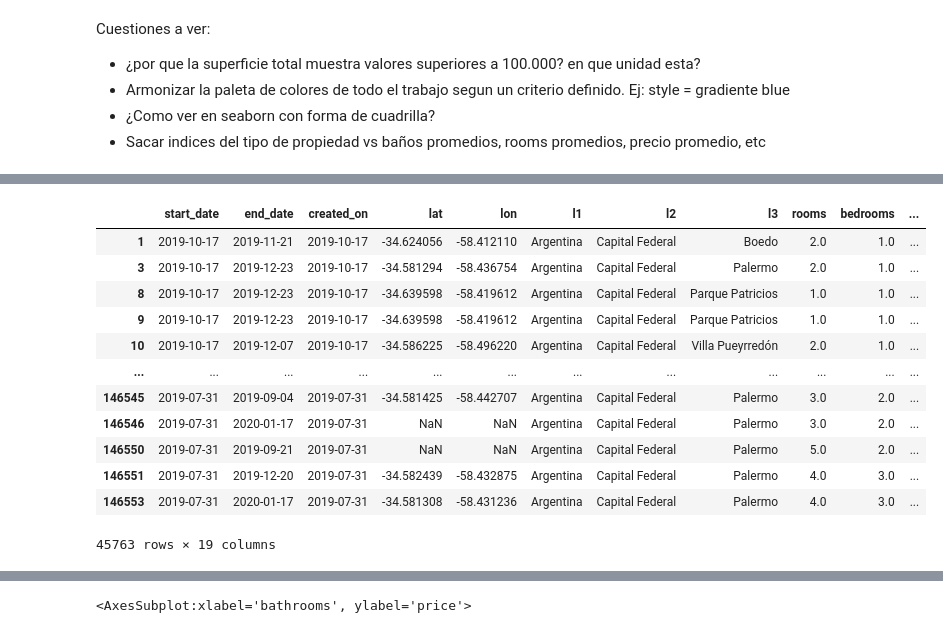
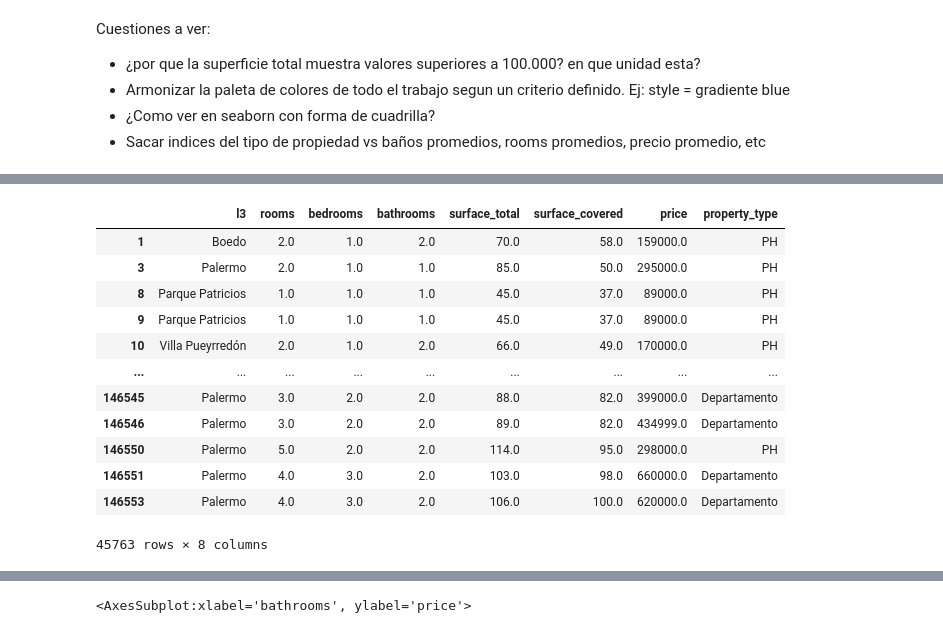
Before and after one commit to ldotto46/01.Proj_Real-State, a Jupyter notebook: Properati_analisys.ipynb, the cells around one changed output, grey strips where cells are left out. Drawn from its saved outputs; the diff is of its cells as text; code cells hidden in the pictures.

```diff
--- a/Properati_analisys.ipynb
+++ b/Properati_analisys.ipynb
@@ -340,18 +344,20 @@ dfilt = pd.read_csv("DS_Proyecto_01_Datos_Properati.csv",sep=',')
 # %%
+dfilt = pd.read_csv("DS_Proyecto_01_Datos_Properati.csv",sep=',')
 dfi = dfilt.loc[dfilt["property_type"].isin(["Casa", "PH", "Departamento"])&(dfilt["l2"].isin(["Capital Federal"]))&(dfilt["surface_total"]>15)&(dfilt["surface_total"]<140)&(dfilt["price"]<4000000)&(dfilt["rooms"]>=0)&(dfilt["bedrooms"]>=0)&(dfilt["bathrooms"]>=0)&(dfilt["surface_total"]>dfilt["surface_covered"])]
 #dfil = dfi.iloc[[0,1,2,3,4,5],[8,9,10,11,12,13]]
-dfi
+dfil = dfi.drop(columns=['start_date','end_date','created_on','lon','lat','l1','l2','currency','title','description','operation_type'])
+dfil
 # %% [output]
-|  | start_date | end_date | created_on | lat | lon | l1 | l2 | l3 | rooms | bedrooms | ... |
-| 1 | 2019-10-17 | 2019-11-21 | 2019-10-17 | -34.624056 | -58.412110 | Argentina | Capital Federal | Boedo | 2.0 | 1.0 | ... |
-| 3 | 2019-10-17 | 2019-12-23 | 2019-10-17 | -34.581294 | -58.436754 | Argentina | Capital Federal | Palermo | 2.0 | 1.0 | ... |
-| 8 | 2019-10-17 | 2019-12-23 | 2019-10-17 | -34.639598 | -58.419612 | Argentina | Capital Federal | Parque Patricios | 1.0 | 1.0 | ... |
-| 9 | 2019-10-17 | 2019-12-23 | 2019-10-17 | -34.639598 | -58.419612 | Argentina | Capital Federal | Parque Patricios | 1.0 | 1.0 | ... |
-| 10 | 2019-10-17 | 2019-12-07 | 2019-10-17 | -34.586225 | -58.496220 | Argentina | Capital Federal | Villa Pueyrredón | 2.0 | 1.0 | ... |
-| ... | ... | ... | ... | ... | ... | ... | ... | ... | ... | ... | ... |
-| 146545 | 2019-07-31 | 2019-09-04 | 2019-07-31 | -34.581425 | -58.442707 | Argentina | Capital Federal | Palermo | 3.0 | 2.0 | ... |
-| 146546 | 2019-07-31 | 2020-01-17 | 2019-07-31 | NaN | NaN | Argentina | Capital Federal | Palermo | 3.0 | 2.0 | ... |
-| 146550 | 2019-07-31 | 2019-09-21 | 2019-07-31 | NaN | NaN | Argentina | Capital Federal | Palermo | 5.0 | 2.0 | ... |
-| 146551 | 2019-07-31 | 2019-12-20 | 2019-07-31 | -34.582439 | -58.432875 | Argentina | Capital Federal | Palermo | 4.0 | 3.0 | ... |
-| 146553 | 2019-07-31 | 2020-01-17 | 2019-07-31 | -34.581308 | -58.431236 | Argentina | Capital Federal | Palermo | 4.0 | 3.0 | ... |
+|  | l3 | rooms | bedrooms | bathrooms | surface_total | surface_covered | price | property_type |
+| 1 | Boedo | 2.0 | 1.0 | 2.0 | 70.0 | 58.0 | 159000.0 | PH |
+| 3 | Palermo | 2.0 | 1.0 | 1.0 | 85.0 | 50.0 | 295000.0 | PH |
+| 8 | Parque Patricios | 1.0 | 1.0 | 1.0 | 45.0 | 37.0 | 89000.0 | PH |
+| 9 | Parque Patricios | 1.0 | 1.0 | 1.0 | 45.0 | 37.0 | 89000.0 | PH |
+| 10 | Villa Pueyrredón | 2.0 | 1.0 | 2.0 | 66.0 | 49.0 | 170000.0 | PH |
+| ... | ... | ... | ... | ... | ... | ... | ... | ... |
+| 146545 | Palermo | 3.0 | 2.0 | 2.0 | 88.0 | 82.0 | 399000.0 | Departamento |
+| 146546 | Palermo | 3.0 | 2.0 | 2.0 | 89.0 | 82.0 | 434999.0 | Departamento |
+| 146550 | Palermo | 5.0 | 2.0 | 2.0 | 114.0 | 95.0 | 298000.0 | PH |
+| 146551 | Palermo | 4.0 | 3.0 | 2.0 | 103.0 | 98.0 | 660000.0 | Departamento |
+| 146553 | Palermo | 4.0 | 3.0 | 2.0 | 106.0 | 100.0 | 620000.0 | Departamento |
-45763 rows × 19 columns
+45763 rows × 8 columns
```
Also changed, not shown: parts of 6 cells of this notebook.
